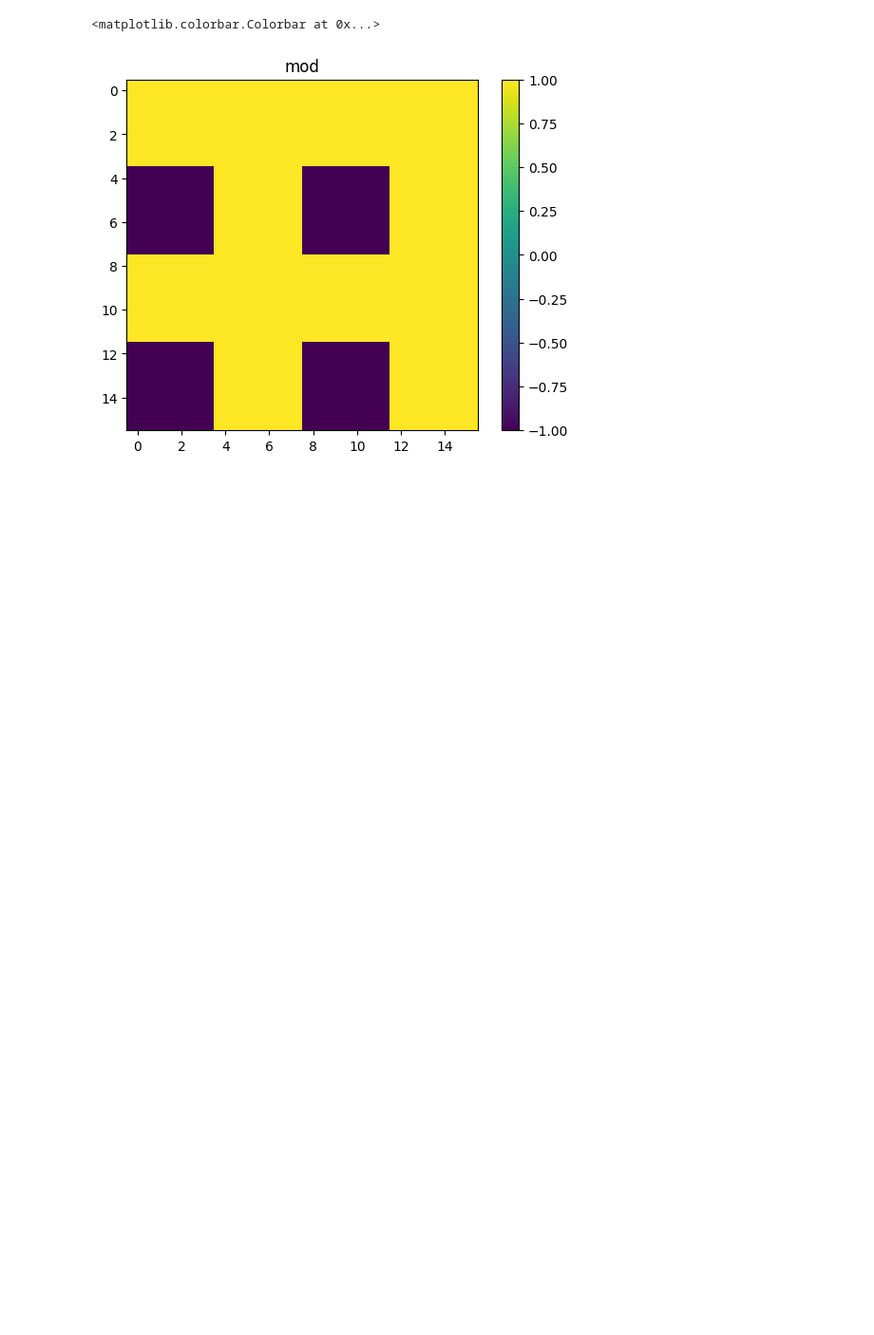
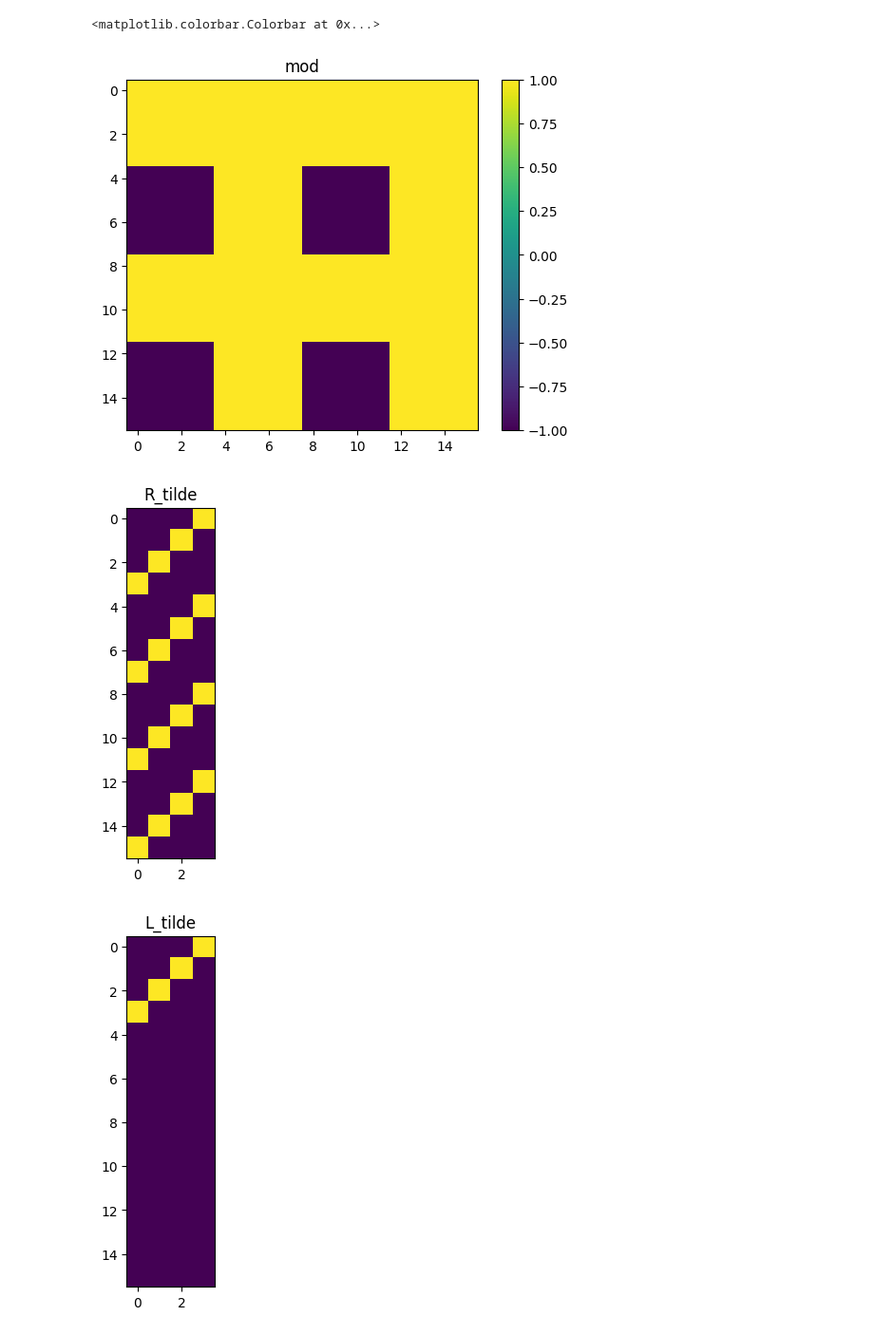
Before and after one commit to DanFu09/aquarium, a Jupyter notebook: notebooks/test_chebyshev_monarch.ipynb, the cells around one changed output. Shown at 95% size. Drawn from its saved outputs; the diff is of its cells as text; code cells hidden in the pictures; blank space fills up the shorter version.

```diff
--- a/notebooks/test_chebyshev_monarch.ipynb
+++ b/notebooks/test_chebyshev_monarch.ipynb
@@ -226,3 +126,61 @@ plt.colorbar()
 # %% [output]
 <matplotlib.colorbar.Colorbar at 0x...>
 [figure]
+# %%
+P = get_P_matrix(nearest_square, sqrt_N)
+
+R_tilde = torch.zeros(nearest_square, sqrt_N)
+
+for i in range(sqrt_N):
+    R_tilde[i * sqrt_N:(i + 1) * sqrt_N, :] = torch.flip(torch.diag(torch.ones(sqrt_N)), dims=(1,))
+
+    # R_tilde[i * sqrt_N:(i + 1) * sqrt_N, :] += torch.diag(torch.ones(sqrt_N))
+    # R_tilde[i * sqrt_N:(i + 1) * sqrt_N, :] += torch.diag(torch.randn(sqrt_N-2), diagonal=-2)
+    # R_tilde[i * sqrt_N:(i + 1) * sqrt_N, :] += torch.diag(torch.randn(sqrt_N-4), diagonal=-4)
+
+    # R_tilde[i * sqrt_N:(i + 1) * sqrt_N, :] = torch.flip(R_tilde[i * sqrt_N:(i + 1) * sqrt_N, :], dims=(0,))
+    # R_tilde[i * sqrt_N:(i + 1) * sqrt_N, :][sqrt_N // 2:,:sqrt_N // 2] = 0
+
+plt.imshow(R_tilde)
+plt.title('R_tilde')
+plt.show()
+
+L_tilde = torch.zeros(nearest_square, sqrt_N)
+
+for i in range(1):
+    L_tilde[i * sqrt_N:(i + 1) * sqrt_N, :] = torch.flip(torch.diag(torch.ones(sqrt_N)), dims=(1,))
+
+    # L_tilde[i * sqrt_N:(i + 1) * sqrt_N, :] = torch.flip(torch.diag(torch.ones(sqrt_N)) + torch.tril(torch.randn(sqrt_N, sqrt_N)), dims=(0,))
+
+plt.imshow(L_tilde)
+plt.title('L_tilde')
+plt.show()
+
+block_R = torch.zeros(nearest_square, nearest_square)
+for i in range(sqrt_N):
+    block_R[i * sqrt_N : (i + 1) * sqrt_N, i * sqrt_N : (i + 1) * sqrt_N] =  torch.flip(ref_dft_matrix(sqrt_N), dims=(1,)) @ R_tilde[i * sqrt_N : (i + 1) * sqrt_N, :]
+
+plt.imshow(block_R)
+plt.title('R')
+plt.show()
+
+L = P @ (torch.flip(ref_dft_matrix(nearest_square), dims=(1,))) @ L_tilde
+block_L = torch.zeros(nearest_square, nearest_square)
+for i in range(sqrt_N):
+    block_L[i * sqrt_N : (i + 1) * sqrt_N, i * sqrt_N : (i + 1) * sqrt_N] = L[i * sqrt_N : (i + 1) * sqrt_N, :]
+
+plt.imshow(block_L)
+plt.title('L')
+plt.show()
+
+plt.imshow(P @ (torch.flip(ref_dft_matrix(nearest_square), dims=(1,))) @ L_tilde)
+plt.show()
+
+M_real_fixed = P @ block_L @ P @ block_R @ P
+plt.title('M')
+plt.imshow(M_real_fixed)
+
+M_prime_fixed = mod * M_real_fixed
+# %% [output]
+[figure, added]
+[figure, added]
```
Also changed, not shown: parts of 31 cells of this notebook.
